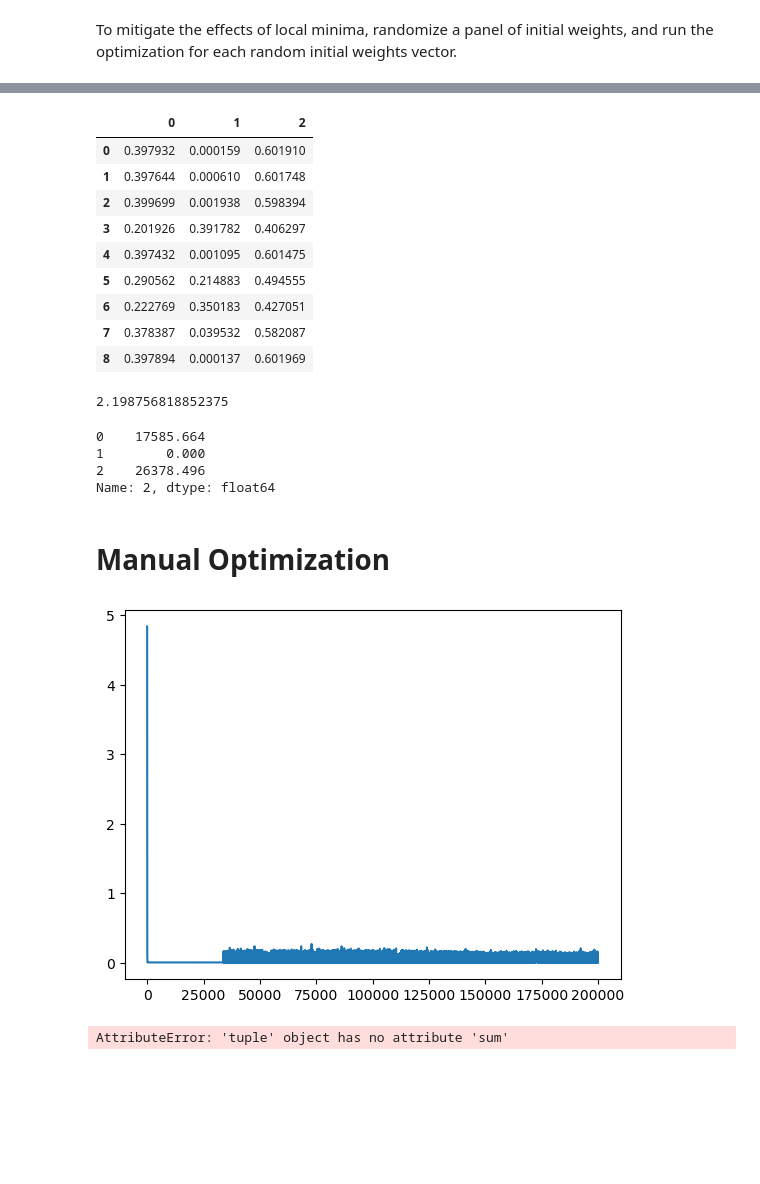
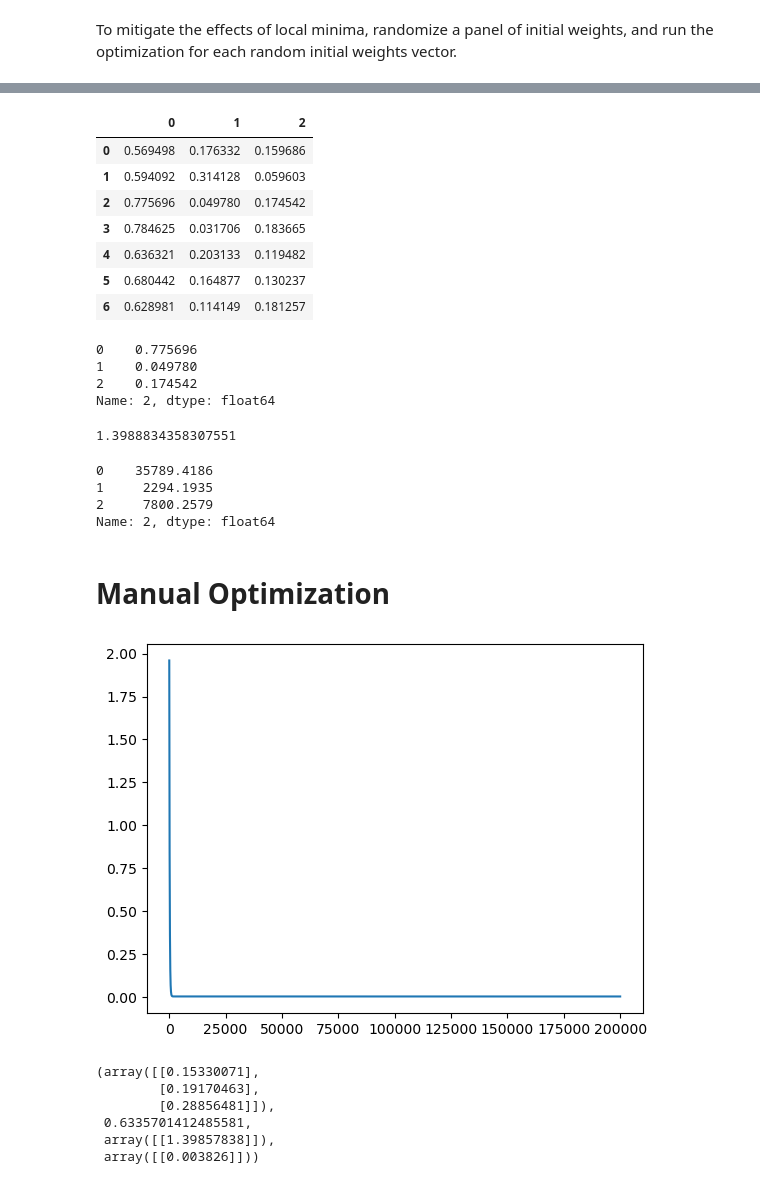
Before and after one commit to marcuskastevens/quant_research, a Jupyter notebook: min_t_cost_constrained_optimization.ipynb, the cells around one changed output, grey strips where cells are left out. Saved outputs shown, nothing was run; the diff lists cells and outputs as text; code cells hidden in the pictures; blank space fills up the shorter version.

```diff
--- a/min_t_cost_constrained_optimization.ipynb
+++ b/min_t_cost_constrained_optimization.ipynb
@@ -1,11 +1,17 @@
 # %%
+# Built-in dependencies
+import copy
+
+# External dependencies
 import numpy as np
 import pandas as pd
 from matplotlib import pyplot as plt
 
+
+# Constants
 N: int = 3
-NAV: float = 43_964.16
-TARGET_LEVERAGE: float = 2.20
+NAV: float = 45_883.87  # 43_964.16
+TARGET_LEVERAGE: float = 1.40  # 2.20
 LEVERAGE: np.ndarray = np.array(
     [
         [1.00],
@@ -196,41 +190,51 @@ filtered_solution_weights = solution_weights.iloc[index]
 filtered_solution_weights
 # %% [output]
 |  | 0 | 1 | 2 |
-| 0 | 0.397932 | 0.000159 | 0.601910 |
-| 1 | 0.397644 | 0.000610 | 0.601748 |
-| 2 | 0.399699 | 0.001938 | 0.598394 |
-| 3 | 0.201926 | 0.391782 | 0.406297 |
-| 4 | 0.397432 | 0.001095 | 0.601475 |
-| 5 | 0.290562 | 0.214883 | 0.494555 |
-| 6 | 0.222769 | 0.350183 | 0.427051 |
-| 7 | 0.378387 | 0.039532 | 0.582087 |
-| 8 | 0.397894 | 0.000137 | 0.601969 |
+| 0 | 0.569498 | 0.176332 | 0.159686 |
+| 1 | 0.594092 | 0.314128 | 0.059603 |
+| 2 | 0.775696 | 0.049780 | 0.174542 |
+| 3 | 0.784625 | 0.031706 | 0.183665 |
+| 4 | 0.636321 | 0.203133 | 0.119482 |
+| 5 | 0.680442 | 0.164877 | 0.130237 |
+| 6 | 0.628981 | 0.114149 | 0.181257 |
 # %%
 optimal_weights = filtered_solution_weights.iloc[np.argmin(filtered_solution_weights.dot(EXPENSE_RATIO_ADJUSTED_LEVERAGE))]
+optimal_weights
+# %% [output]
+0    0.775696
+1    0.049780
+2    0.174542
+Name: 2, dtype: float64
 # %%
 optimal_weights.dot(LEVERAGE)[0]
 # %% [output]
-2.198756818852375
+1.3988834358307551
 # %%
 optimal_dollar_weights = NAV * optimal_weights.round(2)
 optimal_dollar_weights
 # %% [output]
-0    17585.664
-1        0.000
-2    26378.496
+0    35789.4186
+1     2294.1935
+2     7800.2579
 Name: 2, dtype: float64
 # %% [markdown]
 # Manual Optimization
 # %%
-learning_rate: float = 0.001
+learning_rate: float = 0.0001
 
-weights = min_t_cost_constrained_optimizer(
-    weights=np.array([[0.0], [0.0], [0.0]]),
+weights, objective = min_t_cost_constrained_optimizer(
+    weights=np.array([[0.00], [0.00], [0.00]]),
     leverage=EXPENSE_RATIO_ADJUSTED_LEVERAGE,
     expense_ratios=EXPENSE_RATIOS,
-    learning_rate=learning_rate
+    learning_rate=learning_rate,
+    bound_penalty=0.001
 )
 weights, weights.sum(), weights.T.dot(EXPENSE_RATIO_ADJUSTED_LEVERAGE), weights.T.dot(EXPENSE_RATIOS)
 # %% [output]
-[figure, old version]
+[figure, new version]
-AttributeError: 'tuple' object has no attribute 'sum'
+(array([[0.15330071],
+        [0.19170463],
+        [0.28856481]]),
+ 0.6335701412485581,
+ array([[1.39857838]]),
+ array([[0.003826]]))
```
Also changed, not shown: parts of 10 cells of this notebook, 8 other files.
